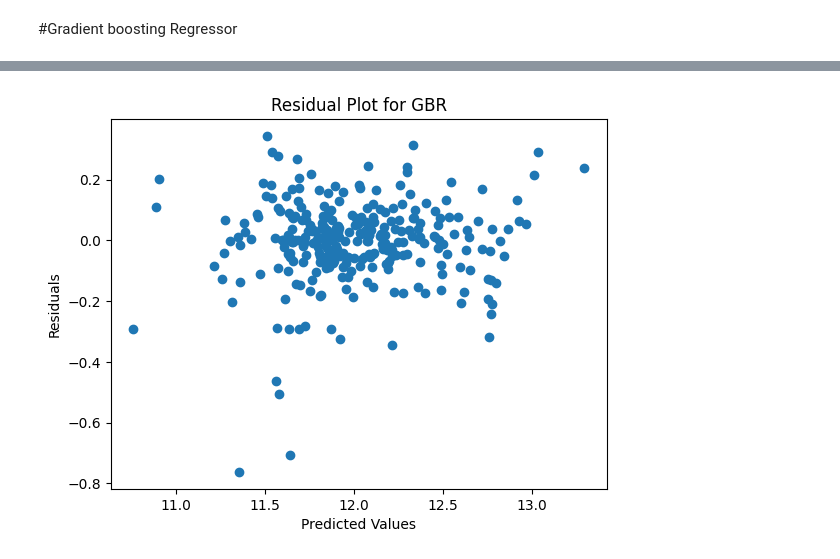
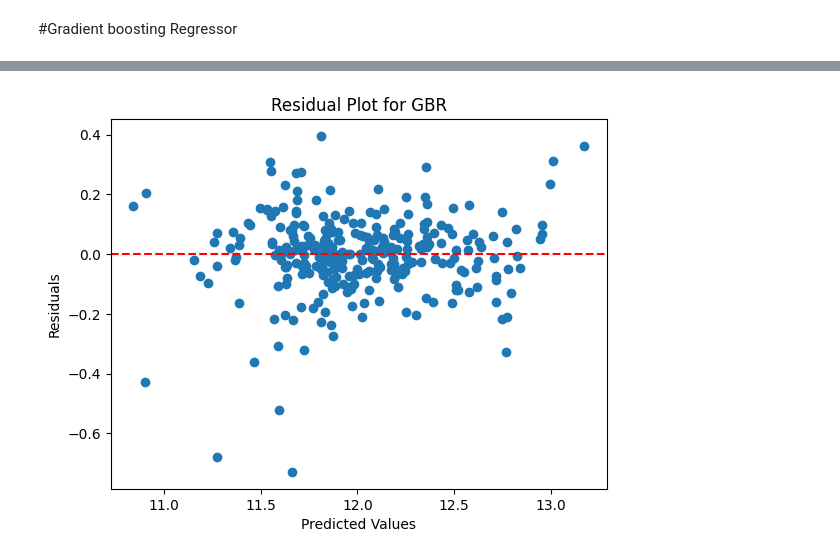
Before and after one commit to PJ779/advanced_house_price, a Jupyter notebook: Advanced_House_model_comparison.ipynb, the cells around one changed output, grey strips where cells are left out. Cells and saved outputs as stored; diff of their text form; code cells hidden in the pictures.

```diff
--- a/Advanced_House_model_comparison.ipynb
+++ b/Advanced_House_model_comparison.ipynb
@@ -219,7 +416,15 @@ GradientBoostingRegressor(learning_rate=0.05, n_estimators=500)
+# %%
+param_grid_xgb = {
+    'feature_selector__estimator__alpha': [0.01, 0.05, 0.1, 0.5, 1],
+    'xgb_regressor__n_estimators': [100, 200],         # Number of trees
+    'xgb_regressor__max_depth': [3, 5, 7],             # Maximum depth of trees
+    'xgb_regressor__learning_rate': [0.01, 0.05, 0.1, 0.2]  # Learning rate
+}
 # %%
-y_pred_gbr = gbr.predict(X_test_gbr)
-mae_gbr = mean_absolute_error(y_test, y_pred_gbr)
-print(f'Mean Absolute Error: {mae_gbr:.2f}')
-r2_score_gbr = r2_score(y_test, y_pred_gbr)
-print(f'R2 Score: {r2_score_gbr:.2f}')
+pipeline_xgb.fit(X_train, y_train)
+y_pred_xgb = pipeline_xgb.predict(X_test)
+mae_xgb = mean_absolute_error(y_test, y_pred_xgb)
+print(f'Mean Absolute Error: {mae_xgb:.2f}')
+r2_score_xgb = r2_score(y_test, y_pred_xgb)
+print(f'R2 Score: {r2_score_xgb:.2f}')
 # %% [output]
@@ -227,0 +433,15 @@ R2 Score: 0.90
+# %%
+grid_search_xgb = GridSearchCV(pipeline_xgb, param_grid_xgb, cv=5, scoring='neg_mean_absolute_error', n_jobs=-1)
+# %%
+grid_search_xgb.fit(X_train, y_train)
+
+# Best parameters from GridSearchCV
+print(f"Best Parameters: {grid_search_xgb.best_params_}")
+
+# Predict using the best model
+best_model_xgb = grid_search_xgb.best_estimator_
+y_pred = best_model_xgb.predict(X_test)
+
+# Calculate MAE (Mean Absolute Error) for the test set
+mae = mean_absolute_error(y_test, y_pred)
+print(f"Mean Absolute Error: {mae}")
@@ -228,9 +537,10 @@ R2 Score: 0.90
 # %%
-residuals_gbr = y_test - y_pred_gbr
-plt.scatter(y_pred_gbr, residuals_gbr)
+residuals_xgb = y_test - y_pred
+plt.scatter(y_pred, residuals_xgb)
+plt.axhline(0, color='red', linestyle='--', label='Zero residuals')
 plt.xlabel('Predicted Values')
 plt.ylabel('Residuals')
 plt.title('Residual Plot for GBR')
 plt.show()
 # %% [output]
-[figure, old version]
+[figure, new version]
```
Also changed, not shown: parts of 79 cells of this notebook.
